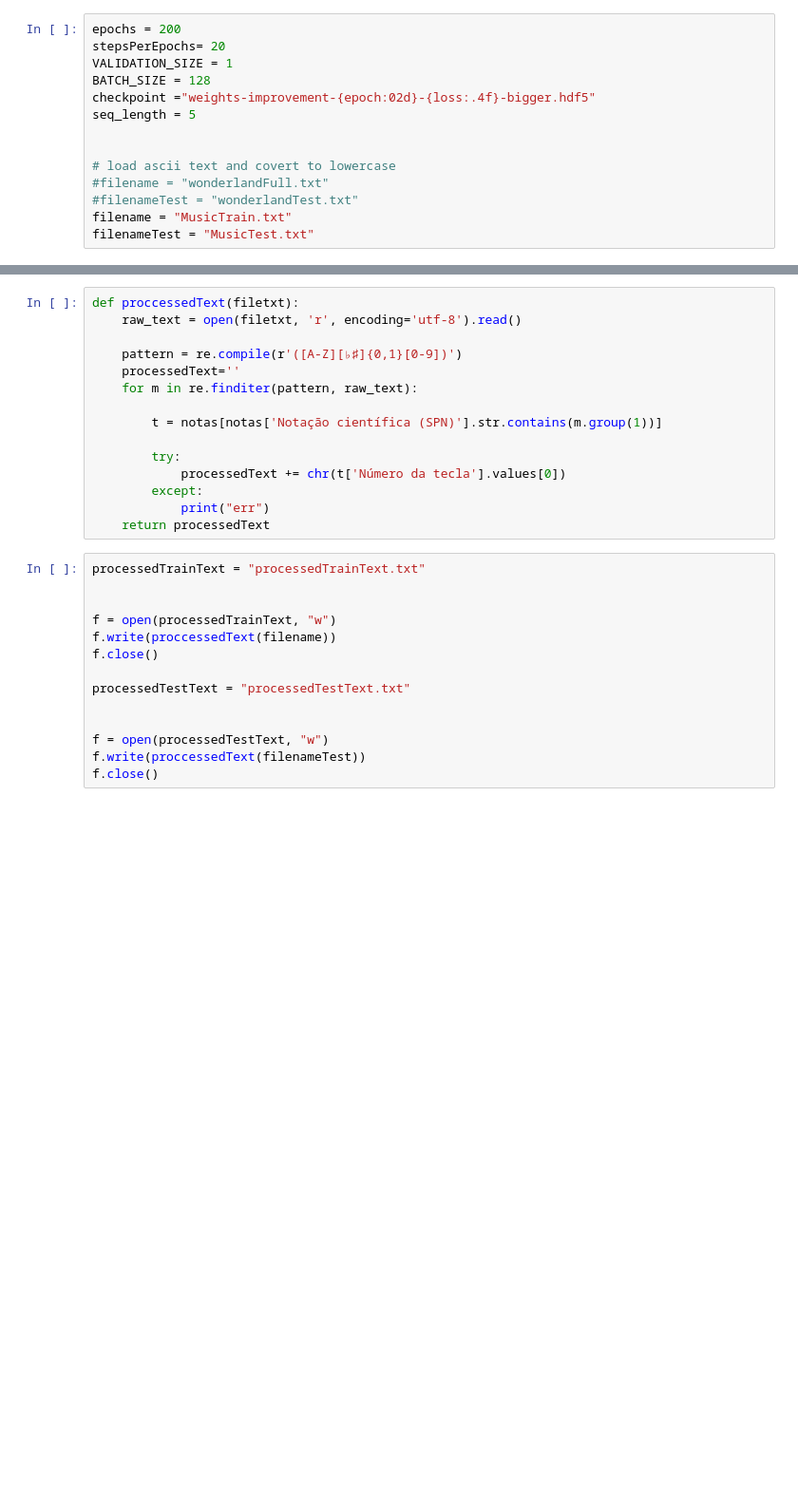
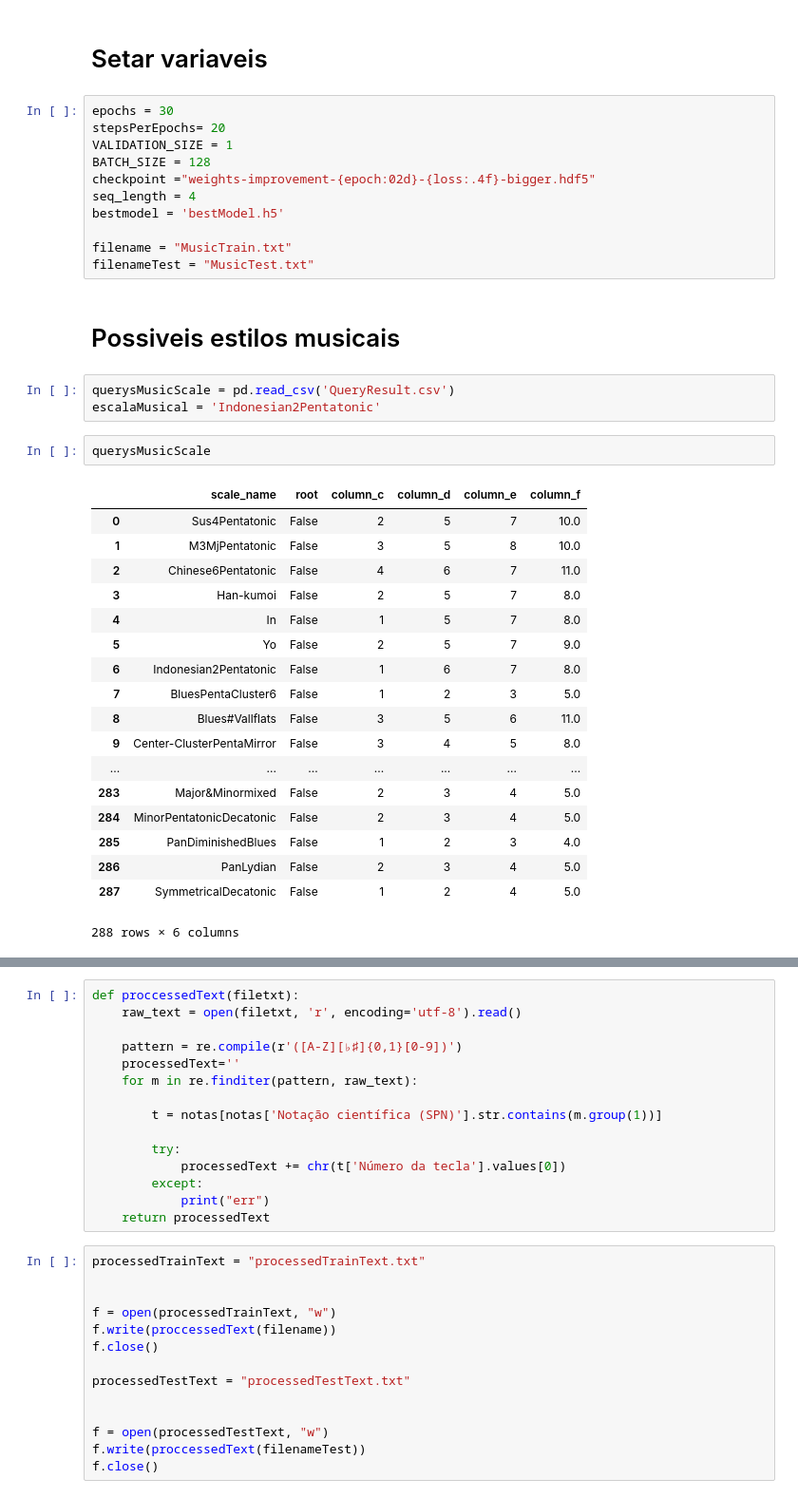
Before and after one commit to EdsonYamamoto/ProjetoInteligenciaArtificialSistemaSugestao, a Jupyter notebook: main.ipynb, the cells around one changed output, grey strips where cells are left out. Shown at 95% size. Cells and saved outputs as stored; diff of their text form; blank space fills up the shorter version.

```diff
--- a/main.ipynb
+++ b/main.ipynb
@@ -19,17 +22,42 @@ import re
+# %% [markdown]
+# Setar variaveis
 # %%
-epochs = 200
+epochs = 30
 stepsPerEpochs= 20
 VALIDATION_SIZE = 1
 BATCH_SIZE = 128
 checkpoint ="weights-improvement-{epoch:02d}-{loss:.4f}-bigger.hdf5"
-seq_length = 5
+seq_length = 4
+bestmodel = 'bestModel.h5'
 
-
-# load ascii text and covert to lowercase
-#filename = "wonderlandFull.txt"
-#filenameTest = "wonderlandTest.txt"
 filename = "MusicTrain.txt"
 filenameTest = "MusicTest.txt"
+# %% [markdown]
+# Possiveis estilos musicais
+# %%
+querysMusicScale = pd.read_csv('QueryResult.csv')
+escalaMusical = 'Indonesian2Pentatonic'
+# %%
+querysMusicScale
+# %% [output]
+|  | scale_name | root | column_c | column_d | column_e | column_f |
+| 0 | Sus4Pentatonic | False | 2 | 5 | 7 | 10.0 |
+| 1 | M3MjPentatonic | False | 3 | 5 | 8 | 10.0 |
+| 2 | Chinese6Pentatonic | False | 4 | 6 | 7 | 11.0 |
+| 3 | Han-kumoi | False | 2 | 5 | 7 | 8.0 |
+| 4 | In | False | 1 | 5 | 7 | 8.0 |
+| 5 | Yo | False | 2 | 5 | 7 | 9.0 |
+| 6 | Indonesian2Pentatonic | False | 1 | 6 | 7 | 8.0 |
+| 7 | BluesPentaCluster6 | False | 1 | 2 | 3 | 5.0 |
+| 8 | Blues#Vallflats | False | 3 | 5 | 6 | 11.0 |
+| 9 | Center-ClusterPentaMirror | False | 3 | 4 | 5 | 8.0 |
+| ... | ... | ... | ... | ... | ... | ... |
+| 283 | Major&Minormixed | False | 2 | 3 | 4 | 5.0 |
+| 284 | MinorPentatonicDecatonic | False | 2 | 3 | 4 | 5.0 |
+| 285 | PanDiminishedBlues | False | 1 | 2 | 3 | 4.0 |
+| 286 | PanLydian | False | 2 | 3 | 4 | 5.0 |
+| 287 | SymmetricalDecatonic | False | 1 | 2 | 4 | 5.0 |
+288 rows × 6 columns
 # %%
 
 notas = pd.read_csv('notas.csv')
```
Also changed, not shown: parts of 30 cells of this notebook, 13 other files.
